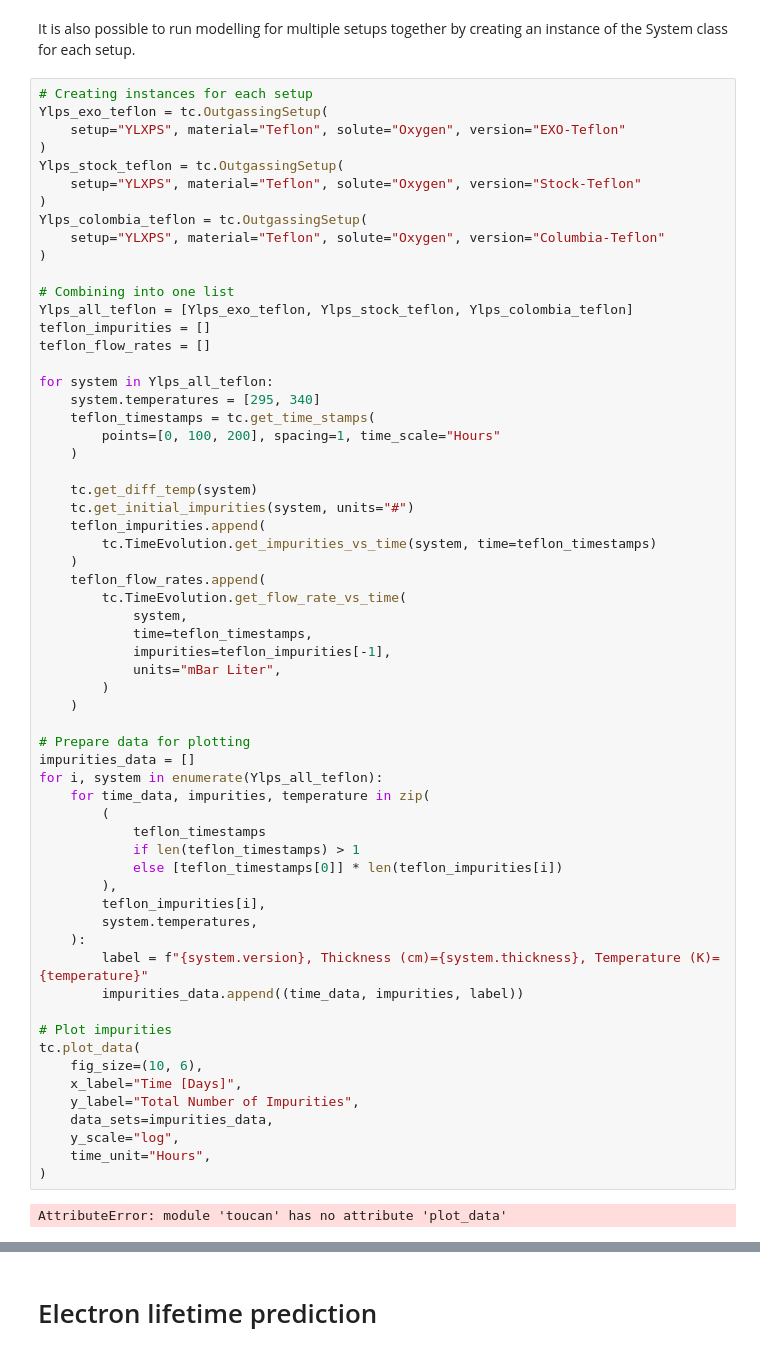
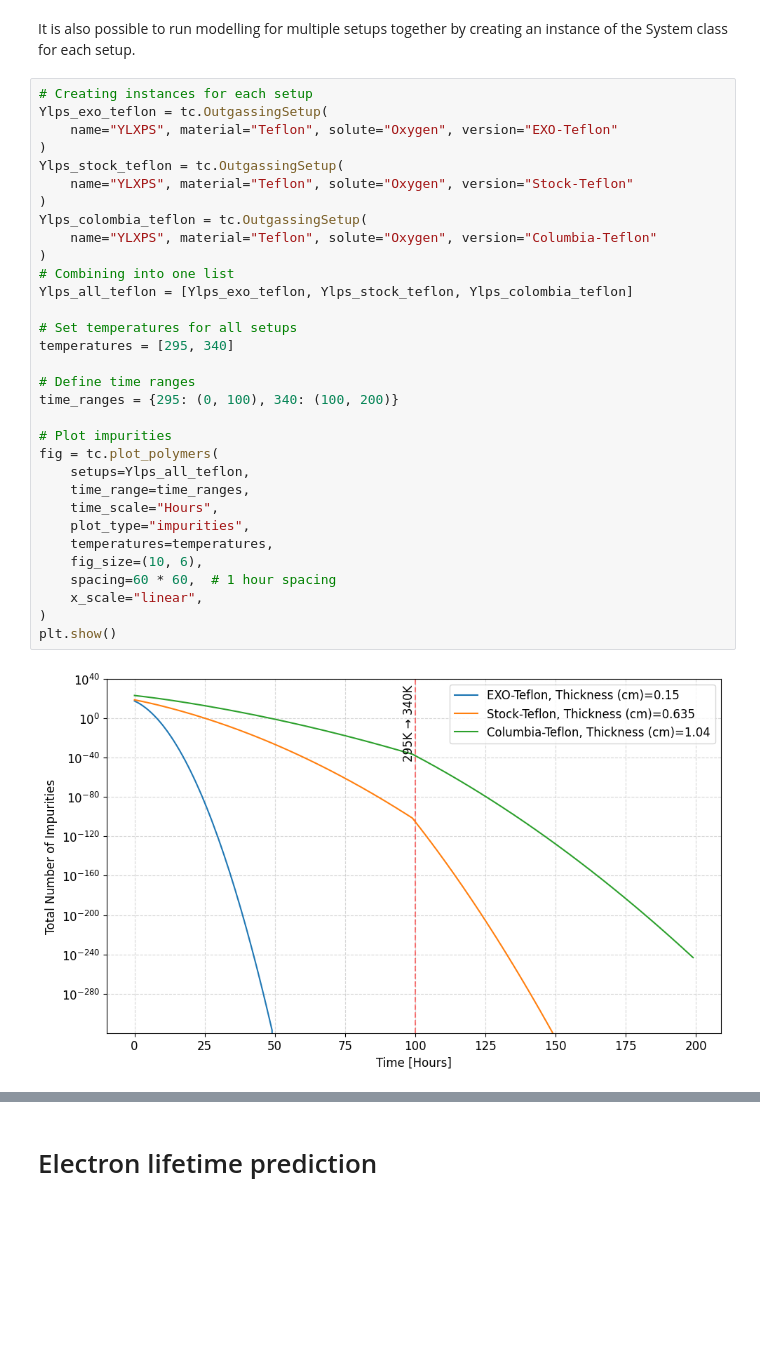
Before and after one commit to nEXO-collaboration/Impurity-Model, a Jupyter notebook: Impurities_models.ipynb, the cells around one changed output, grey strips where cells are left out. Cells and saved outputs as stored; diff of their text form; blank space fills up the shorter version.

```diff
--- a/Impurities_models.ipynb
+++ b/Impurities_models.ipynb
@@ -148,63 +147,34 @@ It is also possible to run modelling for multiple setups together by creating an
 # %%
 # Creating instances for each setup
 Ylps_exo_teflon = tc.OutgassingSetup(
-    setup="YLXPS", material="Teflon", solute="Oxygen", version="EXO-Teflon"
+    name="YLXPS", material="Teflon", solute="Oxygen", version="EXO-Teflon"
 )
 Ylps_stock_teflon = tc.OutgassingSetup(
-    setup="YLXPS", material="Teflon", solute="Oxygen", version="Stock-Teflon"
+    name="YLXPS", material="Teflon", solute="Oxygen", version="Stock-Teflon"
 )
 Ylps_colombia_teflon = tc.OutgassingSetup(
-    setup="YLXPS", material="Teflon", solute="Oxygen", version="Columbia-Teflon"
+    name="YLXPS", material="Teflon", solute="Oxygen", version="Columbia-Teflon"
 )
-
 # Combining into one list
 Ylps_all_teflon = [Ylps_exo_teflon, Ylps_stock_teflon, Ylps_colombia_teflon]
-teflon_impurities = []
-teflon_flow_rates = []
 
-for system in Ylps_all_teflon:
-    system.temperatures = [295, 340]
-    teflon_timestamps = tc.get_time_stamps(
-        points=[0, 100, 200], spacing=1, time_scale="Hours"
-    )
+# Set temperatures for all setups
+temperatures = [295, 340]
 
-    tc.get_diff_temp(system)
-    tc.get_initial_impurities(system, units="#")
-    teflon_impurities.append(
-        tc.TimeEvolution.get_impurities_vs_time(system, time=teflon_timestamps)
-    )
-    teflon_flow_rates.append(
-        tc.TimeEvolution.get_flow_rate_vs_time(
-            system,
-            time=teflon_timestamps,
-            impurities=teflon_impurities[-1],
-            units="mBar Liter",
-        )
-    )
-
-# Prepare data for plotting
-impurities_data = []
-for i, system in enumerate(Ylps_all_teflon):
-    for time_data, impurities, temperature in zip(
-        (
-            teflon_timestamps
-            if len(teflon_timestamps) > 1
-            else [teflon_timestamps[0]] * len(teflon_impurities[i])
-        ),
-        teflon_impurities[i],
-        system.temperatures,
-    ):
-        label = f"{system.version}, Thickness (cm)={system.thickness}, Temperature (K)={temperature}"
-        impurities_data.append((time_data, impurities, label))
+# Define time ranges
+time_ranges = {295: (0, 100), 340: (100, 200)}
 
 # Plot impurities
-tc.plot_data(
+fig = tc.plot_polymers(
+    setups=Ylps_all_teflon,
+    time_range=time_ranges,
+    time_scale="Hours",
+    plot_type="impurities",
+    temperatures=temperatures,
     fig_size=(10, 6),
-    x_label="Time [Days]",
-    y_label="Total Number of Impurities",
-    data_sets=impurities_data,
-    y_scale="log",
-    time_unit="Hours",
+    spacing=60 * 60,  # 1 hour spacing
+    x_scale="linear",
 )
+plt.show()
 # %% [output]
-AttributeError: module 'toucan' has no attribute 'plot_data'
+[figure, added]
```
Also changed, not shown: parts of 7 cells of this notebook, 12 other files.
